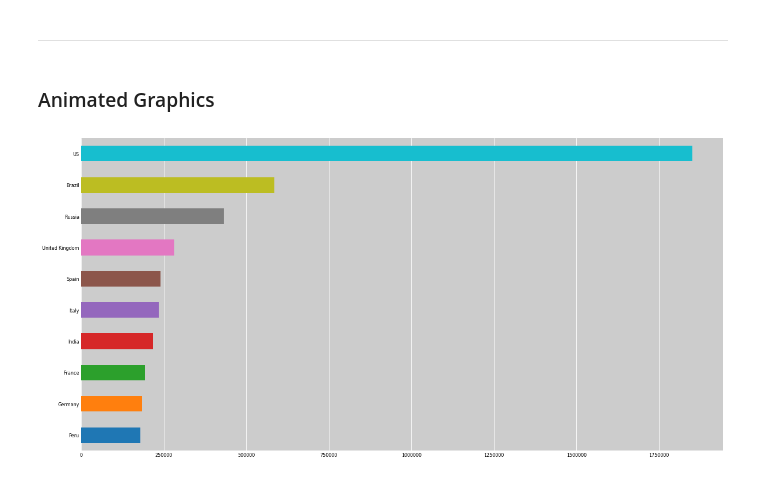
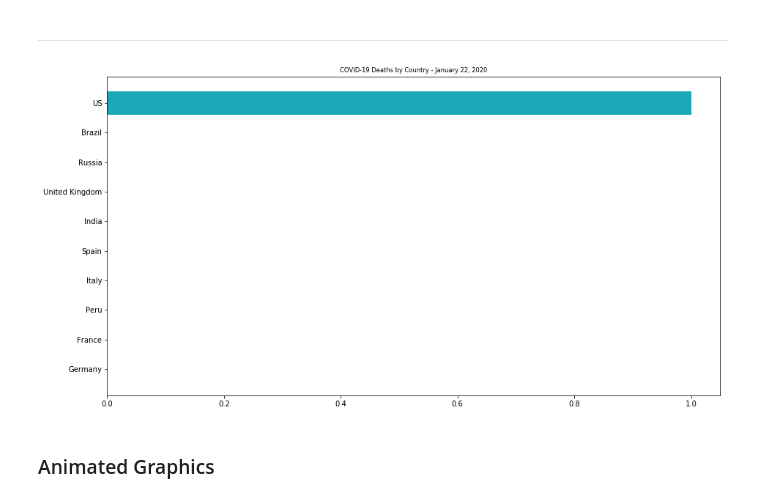
Before and after one commit to ErikSugawara/covid19-visualization-analysis, a Jupyter notebook: covid_visual_analysis.ipynb, the cells around one changed output. Drawn from its saved outputs; the diff is of its cells as text; code cells hidden in the pictures.

Commit message:
Added first try of bar race

```diff
--- a/covid_visual_analysis.ipynb
+++ b/covid_visual_analysis.ipynb
@@ -330,4 +332,49 @@ ax_13.set_title('Doubling Rate of death cases using period of 7 Days.', fontsize
 # %% [markdown]
 ---
+# %%
+def nice_axes(ax):
+    ax.set_facecolor('.8')
+    ax.tick_params(labelsize=8, length=0)
+    ax.grid(True, axis='x', color='white')
+    ax.set_axisbelow(True)
+    [spine.set_visible(False) for spine in ax.spines.values()]
+
+def prepare_data(df_original, steps=5):
+    df = df_original
+    df.index.name = 'date'
+    df = df.reset_index()
+    df.index = df.index * steps
+    last_idx = df.index[-1] + 1
+    df_expanded = df.reindex(range(last_idx))
+    df_expanded['date'] = df_expanded['date'].fillna(method='ffill')
+    df_expanded = df_expanded.set_index('date')
+    df_rank_expanded = df_expanded.rank(axis=1, method='first')
+    df_expanded = df_expanded.interpolate()
+    df_rank_expanded = df_rank_expanded.interpolate()
+    return df_expanded, df_rank_expanded
+
+df_expanded, df_rank_expanded = prepare_data(df_top10)
+labels = df_expanded.columns
+colors = [np.random.rand(3,) for i in range(10)]
+# %%
+def init():
+    ax.clear()
+    nice_axes(ax)
+    ax.set_ylim(.2, 6.8)
+
+def update(i):
+    for bar in ax.containers:
+        bar.remove()
+    y = df_rank_expanded.iloc[i]
+    width = df_expanded.iloc[i]
+    ax.barh(y=y, width=width, color=colors, tick_label=labels)
+    date_str = df_expanded.index[i].strftime('%B %-d, %Y')
+    ax.set_title(f'COVID-19 Deaths by Country - {date_str}', fontsize='smaller')
+
+fig, ax = plt.subplots(figsize=(15, 8))
+anim = FuncAnimation(fig=fig, func=update, frames=range(0, len(df_expanded)), interval=100, repeat=False)
+#HTML(anim.to_jshtml())
+# %% [output]
+[figure, added]
 # %% [markdown]
 ### Animated Graphics
@@ -337,15 +380,0 @@ df_top10_ani = df_top10.reset_index()
-# %%
-def nice_axes(ax):
-    ax.set_facecolor('.8')
-    ax.tick_params(labelsize=8, length=0)
-    ax.grid(True, axis='x', color='white')
-    ax.set_axisbelow(True)
-    [spine.set_visible(False) for spine in ax.spines.values()]
-
-fig = plt.figure(figsize = (20, 10))
-ax_14 = fig.add_subplot(1,1,1)
-teste = df_top10.loc['2020-06-03']
-teste.plot.barh(ax=ax_14)
-nice_axes(ax_14)
-# %% [output]
-[figure, removed]
```
Also changed, not shown: parts of 21 cells of this notebook.
